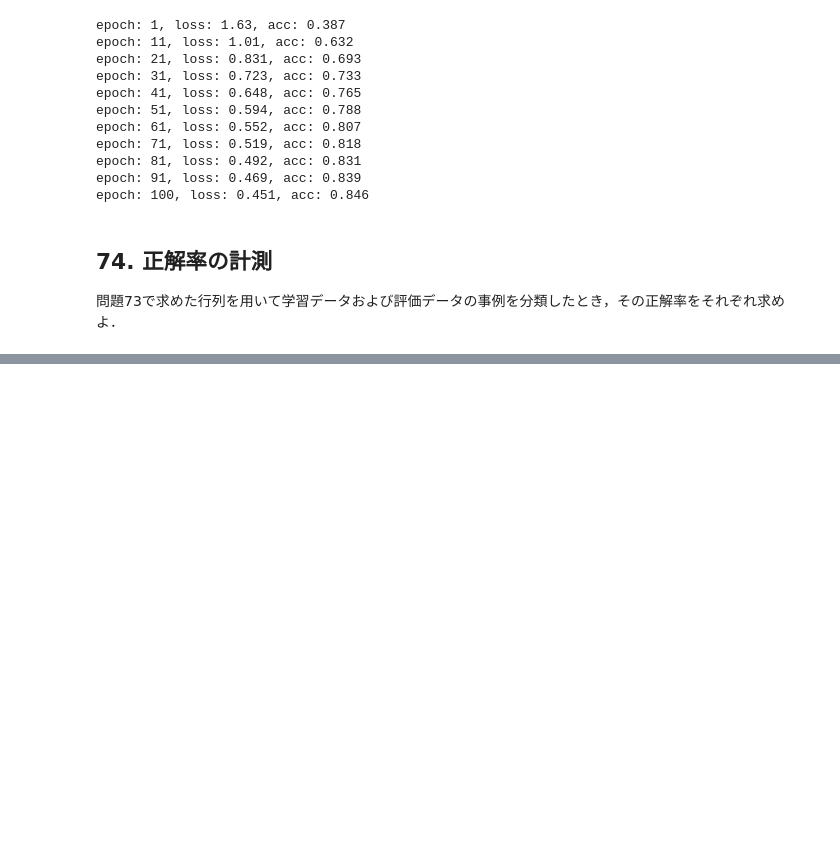
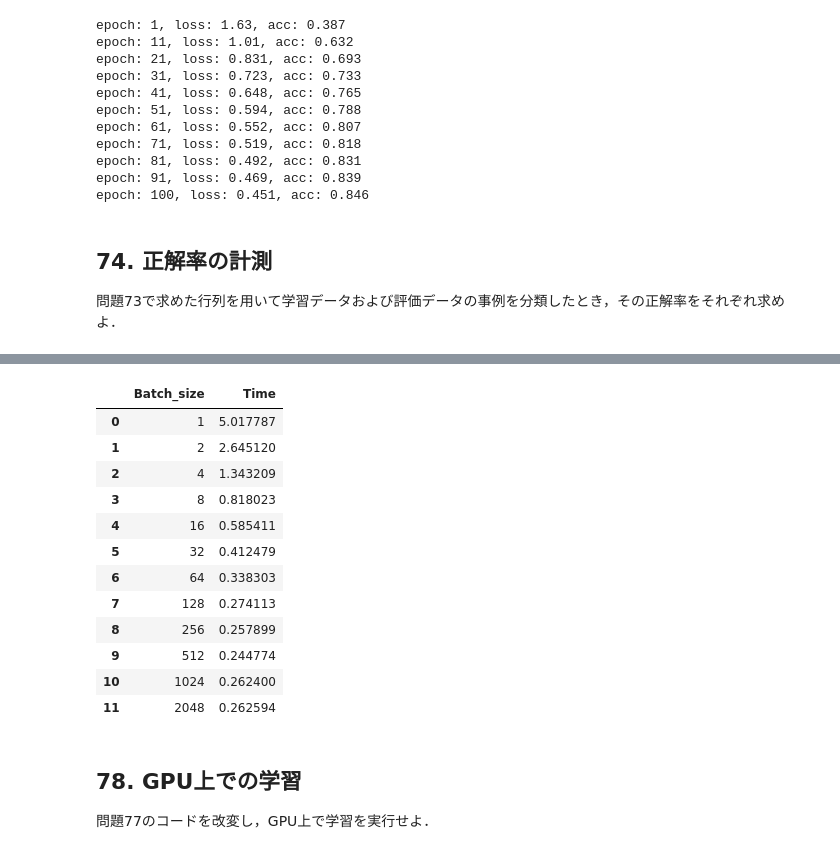
Before and after one commit to tmaruy/nlp100, a Jupyter notebook: chapter8.ipynb, the cells around one changed output, grey strips where cells are left out. Drawn from its saved outputs; the diff is of its cells as text; code cells hidden in the pictures; blank space fills up the shorter version.

```diff
--- a/chapter8.ipynb
+++ b/chapter8.ipynb
@@ -200,0 +301,45 @@ epoch: 100, loss: 0.451, acc: 0.846
+# %%
+import time
+batches = [1,2,4,8,16,32,64,128,256,512,1024,2048]
+times = []
+for B in batches:
+    t1 = time.time()
+    # 初期化
+    model = TestModel(x_train.shape[1], 4).to(device)
+    optimizer = optimizers.SGD(model.parameters(), lr=0.1)
+
+    # DataLoader
+    train_dataset = TestDataset(x_train, y_train)
+    train_dataloader = DataLoader(train_dataset, batch_size=B, shuffle=True)
+
+    epochs = 1
+    performance = {"train_loss":[], "train_acc":[], "test_loss":[], "test_acc":[]}
+    for epoch in range(epochs):
+        # 訓練データ
+        train_loss = 0.
+        train_acc = 0.
+        for (x, t) in train_dataloader:
+            loss, preds = train_step(x, t)
+            train_loss += loss.item()
+            train_acc += accuracy_score(t.tolist(), preds.argmax(dim=1).tolist())
+    times.append(time.time() - t1)
+result = pd.DataFrame({"Batch_size":batches, "Time":times})
+result
+# %% [output]
+|  | Batch_size | Time |
+| 0 | 1 | 5.017787 |
+| 1 | 2 | 2.645120 |
+| 2 | 4 | 1.343209 |
+| 3 | 8 | 0.818023 |
+| 4 | 16 | 0.585411 |
+| 5 | 32 | 0.412479 |
+| 6 | 64 | 0.338303 |
+| 7 | 128 | 0.274113 |
+| 8 | 256 | 0.257899 |
+| 9 | 512 | 0.244774 |
+| 10 | 1024 | 0.262400 |
+| 11 | 2048 | 0.262594 |
+# %% [markdown]
+## 78. GPU上での学習
+
+問題77のコードを改変し，GPU上で学習を実行せよ．
```
Also changed, not shown: parts of 12 cells of this notebook.
